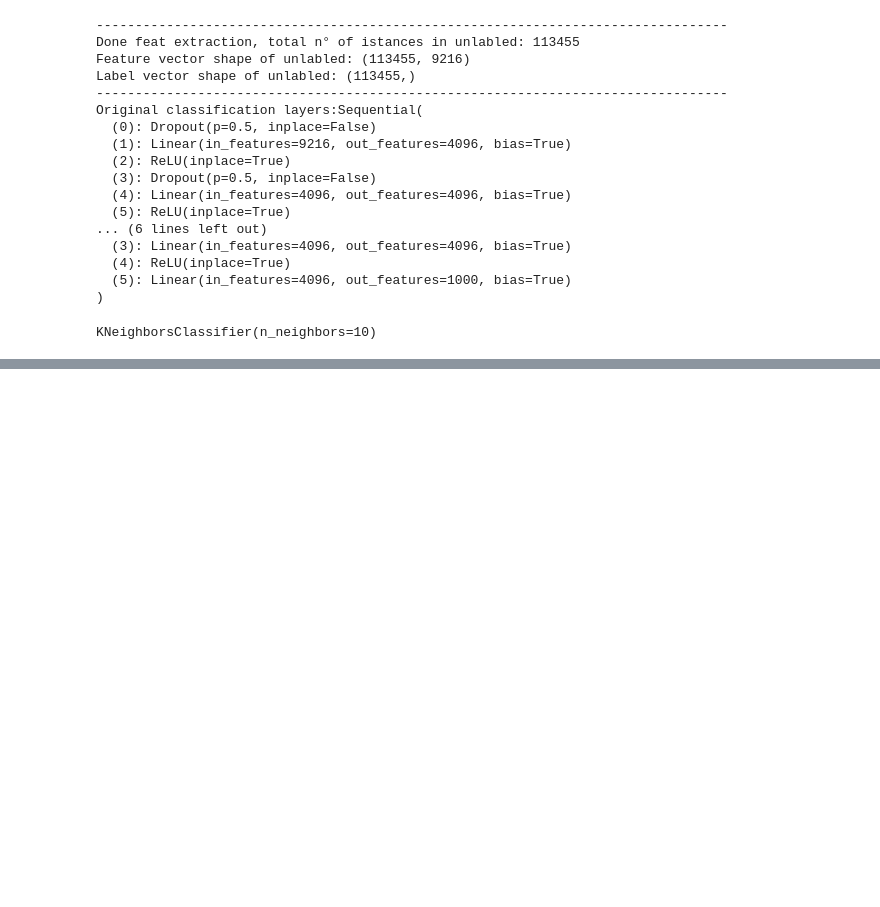
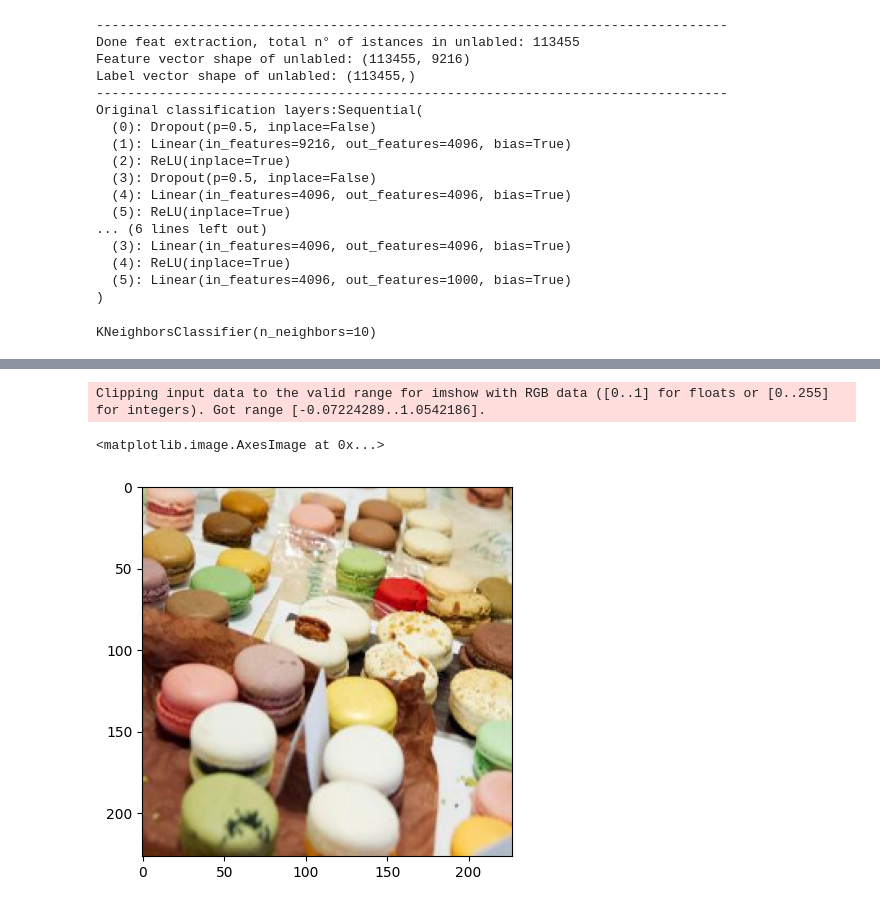
Before and after one commit to Adri261/progettoVIPM, a Jupyter notebook: CBIR/cbir.ipynb, the cells around one changed output, grey strips where cells are left out. Cells and saved outputs as stored; diff of their text form; code cells hidden in the pictures; blank space fills up the shorter version.

Commit message:
now showing unlabeled image and pseudolabel (badly)

```diff
--- a/CBIR/cbir.ipynb
+++ b/CBIR/cbir.ipynb
@@ -95,0 +100,5 @@ KNeighborsClassifier(n_neighbors=10)
+# %%
+from torch.utils.data import DataLoader
+
+dataset_holder = ImageDataset(dataset=datasets.TRAINING_UNLABELED, network_input_size=chosen_net.value[0], cuda=cuda)
+#loader = DataLoader(dataset=dataset_holder, shuffle=False, batch_size=1)
@@ -96,3 +120,12 @@ KNeighborsClassifier(n_neighbors=10)
+# %%
+pic42 = dataset_holder[42][0]
+image = np.moveaxis(pic42, 0, -1)
+plt.figure()
+plt.imshow(image)
+# %% [output]
+Clipping input data to the valid range for imshow with RGB data ([0..1] for floats or [0..255] for integers). Got range [-0.07224289..1.0542186].
+<matplotlib.image.AxesImage at 0x...>
+[figure, added]
 # %%
 
 # Function to predict with threshold and progress bar
```
Also changed, not shown: parts of 3 cells of this notebook.
